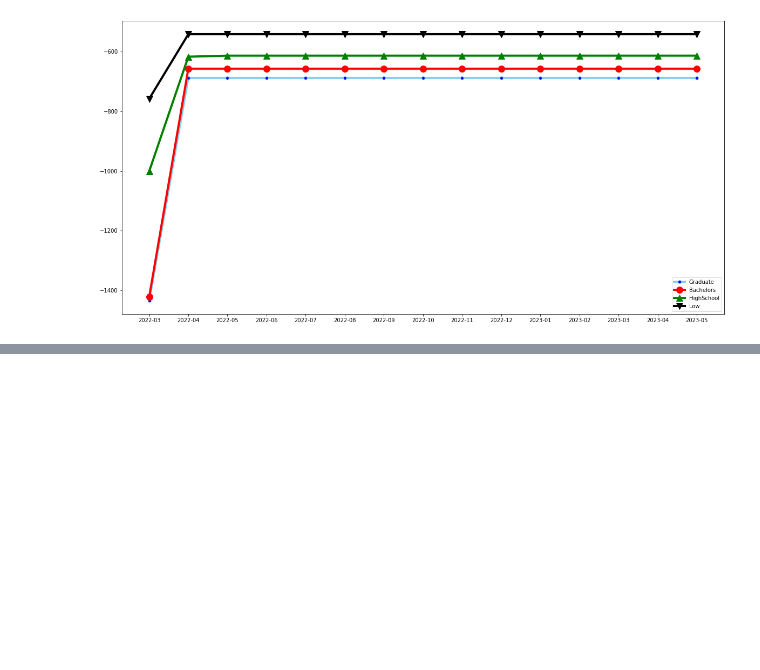
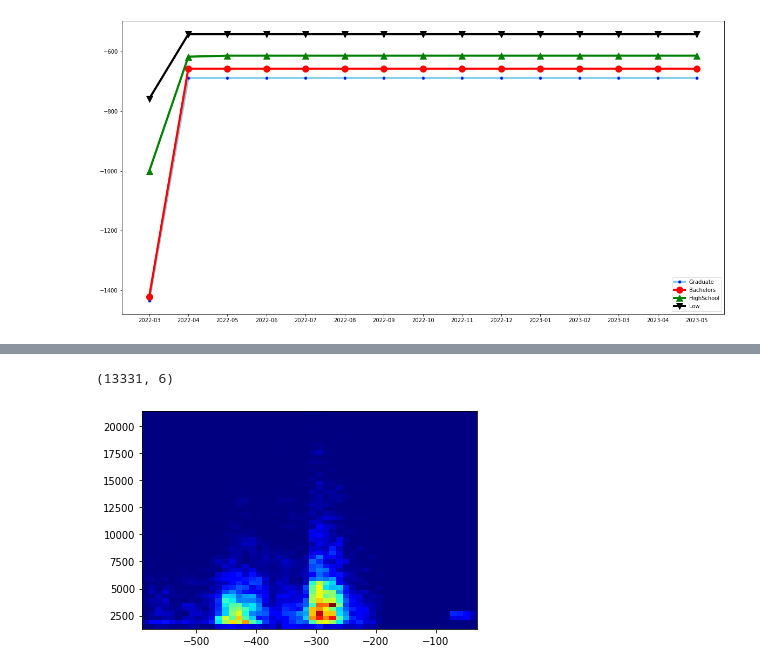
Before and after one commit to blukitas/Viz_2022_Grupo_4, a Jupyter notebook: docker/Notebooks/02.wage_cohort_over_time.ipynb, the cells around one changed output, grey strips where cells are left out. Cells and saved outputs as stored; diff of their text form; code cells hidden in the pictures; blank space fills up the shorter version.

Commit message:
Wage cohort, query over financial log

```diff
--- a/docker/Notebooks/02.wage_cohort_over_time.ipynb
+++ b/docker/Notebooks/02.wage_cohort_over_time.ipynb
@@ -100,0 +114,4 @@ plt.show()
+# %%
+SQL = """select * from vo_monthly_wage;"""
+# %%
+df = pd.read_sql(SQL, engine)
@@ -100,0 +137,11 @@ plt.show()
+# %%
+df.shape
+# %% [output]
+(13331, 6)
+# %%
+
+# Big bins
+plt.hist2d(df["food_amt"], np.array(df["wage_amt"], dtype=float), bins=(50, 50), cmap=plt.cm.jet)
+plt.show()
+# %% [output]
+[figure, added]
```
Also changed, not shown: parts of 15 cells of this notebook.
